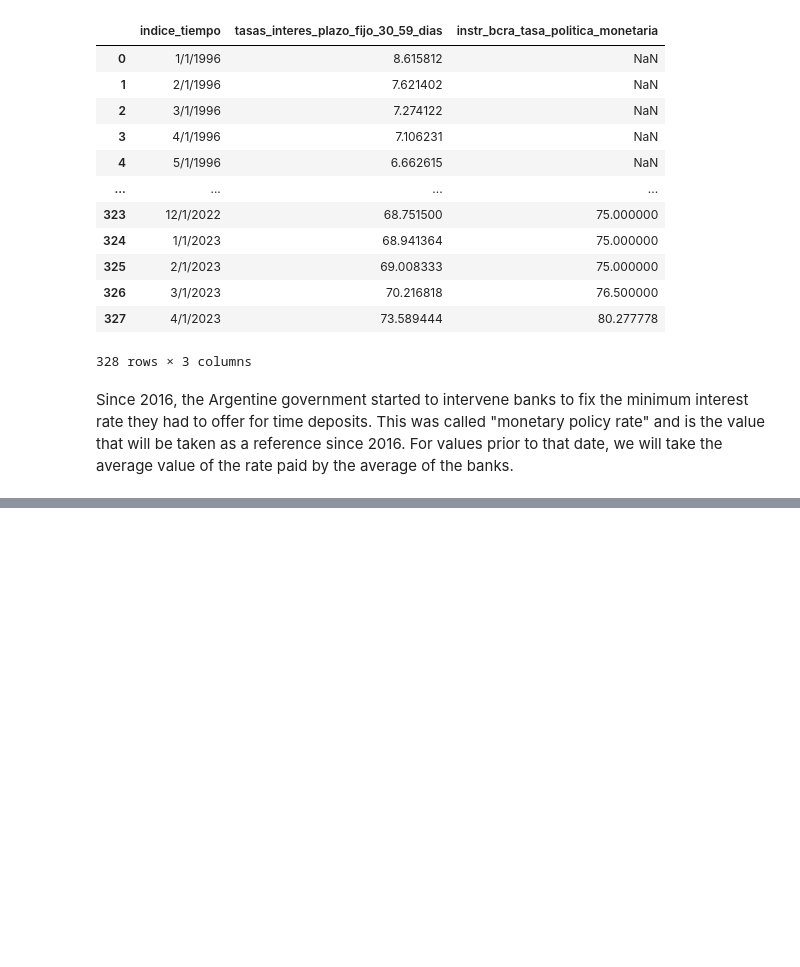
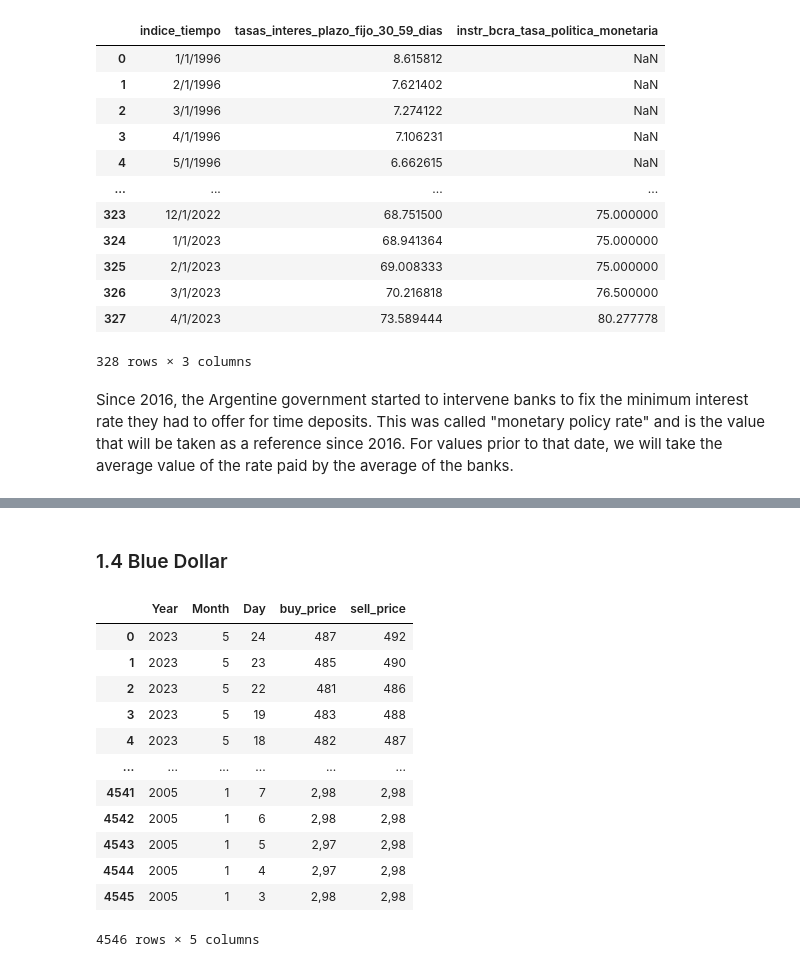
Before and after one commit to jbrekes/Argentina_Inflation_Vs_Common_Investments, a Jupyter notebook: Argentina Inflation Vs Savings.ipynb, the cells around one changed output, grey strips where cells are left out. Drawn from its saved outputs; the diff is of its cells as text; code cells hidden in the pictures; blank space fills up the shorter version.

```diff
--- a/Argentina Inflation Vs Savings.ipynb
+++ b/Argentina Inflation Vs Savings.ipynb
@@ -92,0 +210,20 @@ pf_df
+# %% [markdown]
+### 1.4 Blue Dollar
+# %%
+dol_bl_df = pd.read_csv('Sources/Data/Dolar Blue.csv')
+
+dol_bl_df
+# %% [output]
+|  | Year | Month | Day | buy_price | sell_price |
+| 0 | 2023 | 5 | 24 | 487 | 492 |
+| 1 | 2023 | 5 | 23 | 485 | 490 |
+| 2 | 2023 | 5 | 22 | 481 | 486 |
+| 3 | 2023 | 5 | 19 | 483 | 488 |
+| 4 | 2023 | 5 | 18 | 482 | 487 |
+| ... | ... | ... | ... | ... | ... |
+| 4541 | 2005 | 1 | 7 | 2,98 | 2,98 |
+| 4542 | 2005 | 1 | 6 | 2,98 | 2,98 |
+| 4543 | 2005 | 1 | 5 | 2,97 | 2,98 |
+| 4544 | 2005 | 1 | 4 | 2,97 | 2,98 |
+| 4545 | 2005 | 1 | 3 | 2,98 | 2,98 |
+4546 rows × 5 columns
```
Also changed, not shown: parts of 15 cells of this notebook, 1 other file.
